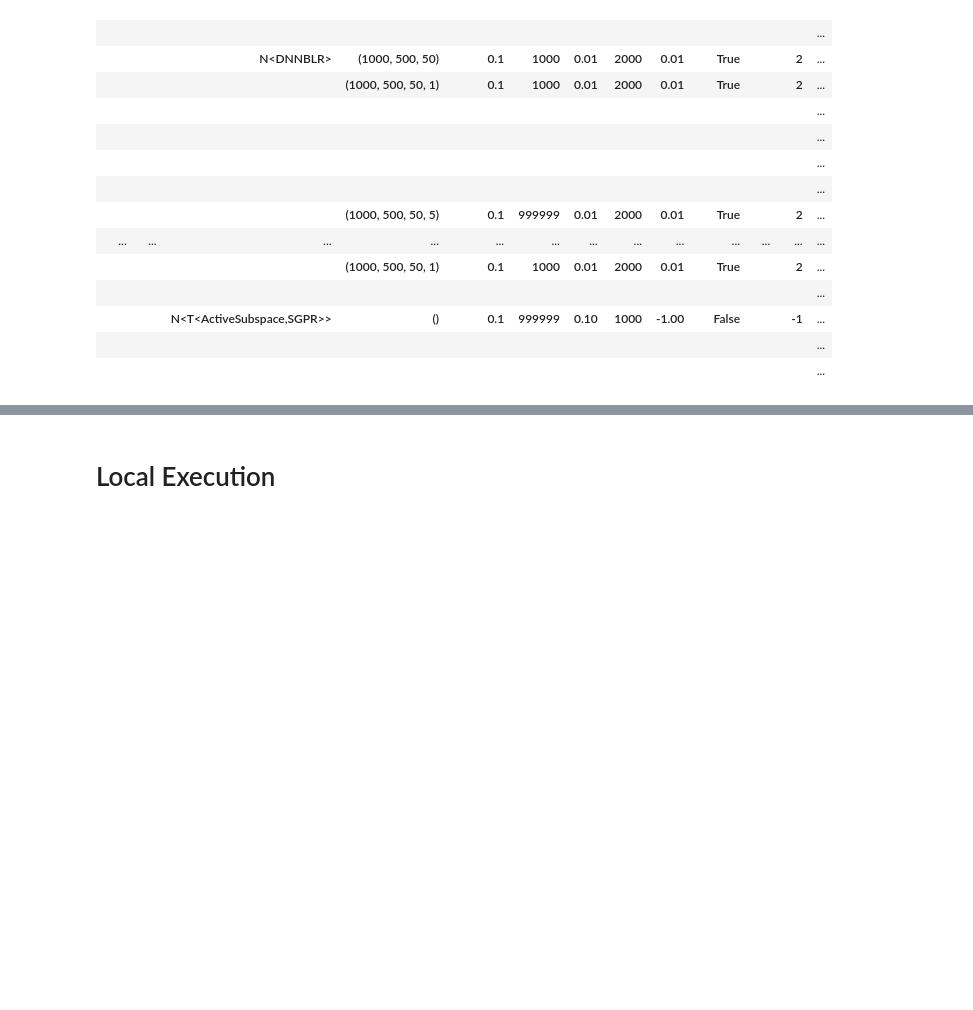
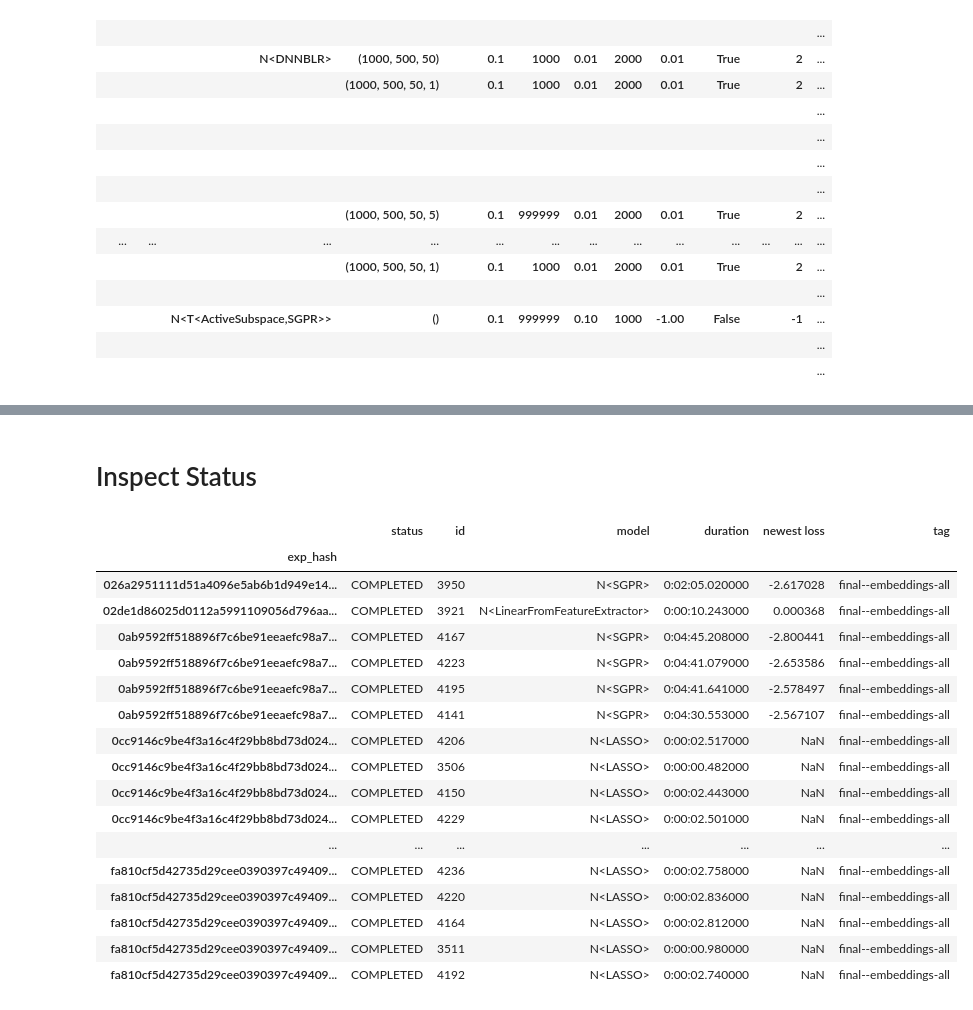
Before and after one commit to tmpethick/thesis-code, a Jupyter notebook: demo.ipynb, the cells around one changed output, grey strips where cells are left out. Drawn from its saved outputs; the diff is of its cells as text; code cells hidden in the pictures; blank space fills up the shorter version.

```diff
--- a/demo.ipynb
+++ b/demo.ipynb
@@ -274,2 +324,30 @@ save_table(display_df.to_latex(multicolumn=True, multirow=True, escape=False, bo
-# %% [markdown]
-# Local Execution
+# %% [markdown]
+# Inspect Status
+# %%
+df = get_df(**{'config.tag': 'final--embeddings-all'})
+df['captured_out'] = df.apply(lambda r: r.exp.captured_out, axis=1)
+df['heartbeat'] = df.apply(lambda r: r.exp.heartbeat, axis=1)
+df['start'] = df.apply(lambda r: r.exp.start_time, axis=1)
+df['duration'] = df.apply(lambda r: (r.exp.heartbeat - r.exp.start_time) if not pd.isnull(r.exp.heartbeat) else 0, axis=1)
+df['newest loss'] = df.apply(lambda r: r.exp.metrics.get('DKLGPModel.training.loss', pd.Series([None])).iloc[-1], axis=1)
+
+df[['status', 'id', 'model', 'duration', 'newest loss' ,'tag']]
+# %% [output]
+|  | status | id | model | duration | newest loss | tag |
+| exp_hash |  |  |  |  |  |  |
+| 026a2951111d51a4096e5ab6b1d949e14... | COMPLETED | 3950 | N<SGPR> | 0:02:05.020000 | -2.617028 | final--embeddings-all |
+| 02de1d86025d0112a5991109056d796aa... | COMPLETED | 3921 | N<LinearFromFeatureExtractor> | 0:00:10.243000 | 0.000368 | final--embeddings-all |
+| 0ab9592ff518896f7c6be91eeaefc98a7... | COMPLETED | 4167 | N<SGPR> | 0:04:45.208000 | -2.800441 | final--embeddings-all |
+| 0ab9592ff518896f7c6be91eeaefc98a7... | COMPLETED | 4223 | N<SGPR> | 0:04:41.079000 | -2.653586 | final--embeddings-all |
+| 0ab9592ff518896f7c6be91eeaefc98a7... | COMPLETED | 4195 | N<SGPR> | 0:04:41.641000 | -2.578497 | final--embeddings-all |
+| 0ab9592ff518896f7c6be91eeaefc98a7... | COMPLETED | 4141 | N<SGPR> | 0:04:30.553000 | -2.567107 | final--embeddings-all |
+| 0cc9146c9be4f3a16c4f29bb8bd73d024... | COMPLETED | 4206 | N<LASSO> | 0:00:02.517000 | NaN | final--embeddings-all |
+| 0cc9146c9be4f3a16c4f29bb8bd73d024... | COMPLETED | 3506 | N<LASSO> | 0:00:00.482000 | NaN | final--embeddings-all |
+| 0cc9146c9be4f3a16c4f29bb8bd73d024... | COMPLETED | 4150 | N<LASSO> | 0:00:02.443000 | NaN | final--embeddings-all |
+| 0cc9146c9be4f3a16c4f29bb8bd73d024... | COMPLETED | 4229 | N<LASSO> | 0:00:02.501000 | NaN | final--embeddings-all |
+| ... | ... | ... | ... | ... | ... | ... |
+| fa810cf5d42735d29cee0390397c49409... | COMPLETED | 4236 | N<LASSO> | 0:00:02.758000 | NaN | final--embeddings-all |
+| fa810cf5d42735d29cee0390397c49409... | COMPLETED | 4220 | N<LASSO> | 0:00:02.836000 | NaN | final--embeddings-all |
+| fa810cf5d42735d29cee0390397c49409... | COMPLETED | 4164 | N<LASSO> | 0:00:02.812000 | NaN | final--embeddings-all |
+| fa810cf5d42735d29cee0390397c49409... | COMPLETED | 3511 | N<LASSO> | 0:00:00.980000 | NaN | final--embeddings-all |
+| fa810cf5d42735d29cee0390397c49409... | COMPLETED | 4192 | N<LASSO> | 0:00:02.740000 | NaN | final--embeddings-all |
```
Also changed, not shown: parts of 9 cells of this notebook, 10 other files.
